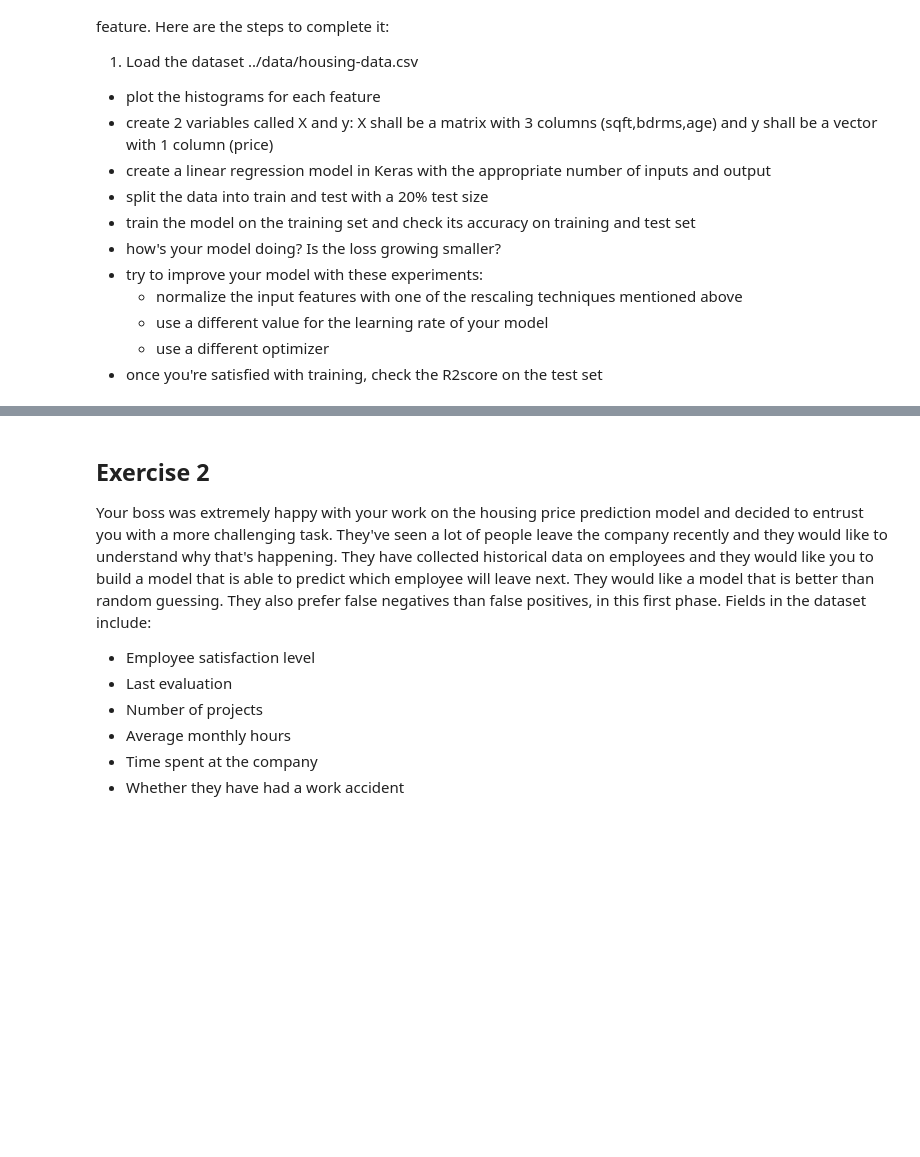
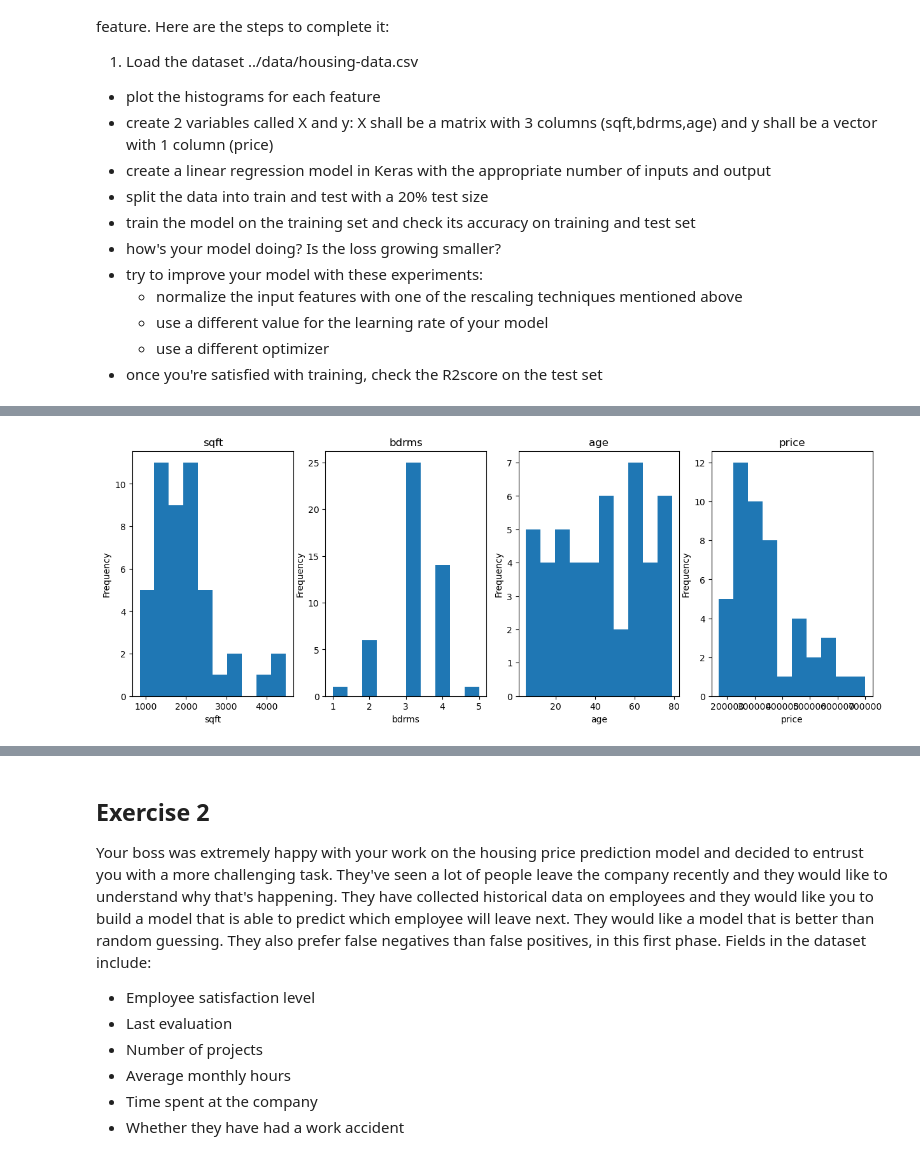
Before and after one commit to khaz-dev/deep_learning_keras, a Jupyter notebook: course/3 Machine Learning.ipynb, the cells around one changed output, grey strips where cells are left out. Cells and saved outputs as stored; diff of their text form; code cells hidden in the pictures; blank space fills up the shorter version.

```diff
--- a/course/3 Machine Learning.ipynb
+++ b/course/3 Machine Learning.ipynb
@@ -502,3 +570,6 @@ You've just been hired at a real estate investment firm and they would like you
     - use a different value for the learning rate of your model
     - use a different optimizer
 - once you're satisfied with training, check the R2score on the test set
+# %%
+df = pd.read_csv('../data/housing-data.csv')
+df.head()
@@ -504,0 +583,8 @@ You've just been hired at a real estate investment firm and they would like you
+# %%
+plt.figure(figsize=(15, 5))
+for i, feature in enumerate(df.columns):
+    plt.subplot(1, 4, i+1)
+    df[feature].plot(kind='hist', title=feature)
+    plt.xlabel(feature)
+# %% [output]
+[figure, added]
```
Also changed, not shown: parts of 75 cells of this notebook, 7 other files.
